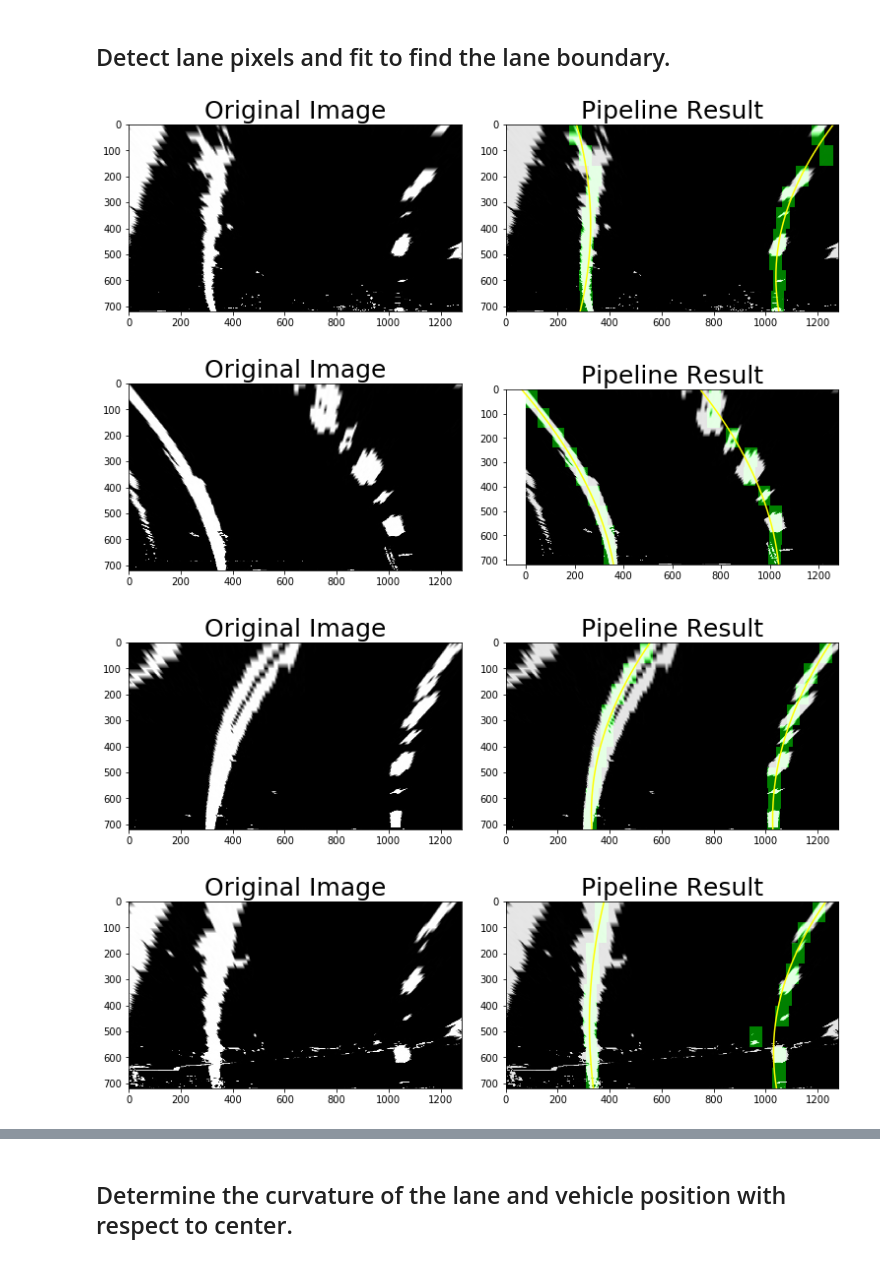
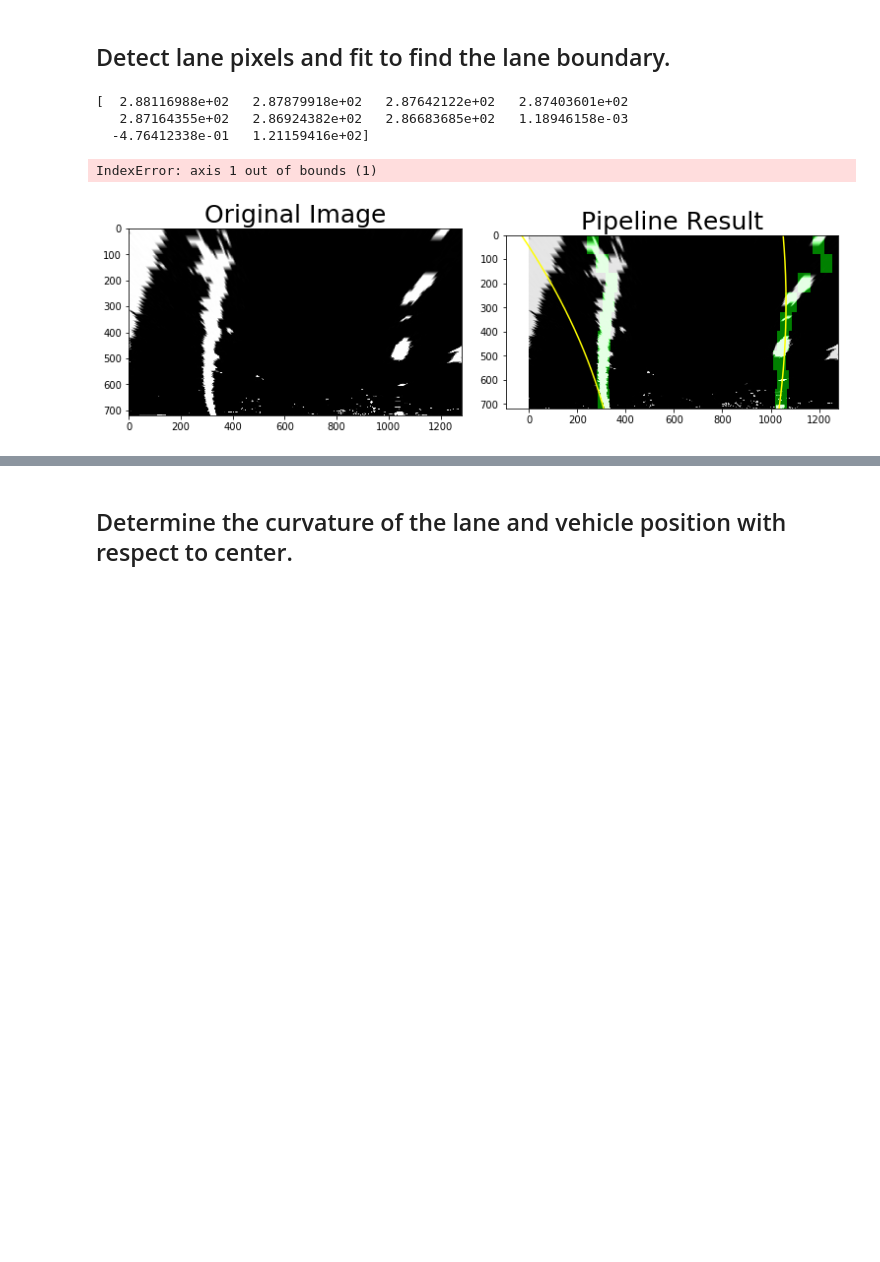
Before and after one commit to jiforcen/CarND-Advanced-Lane-Lines, a Jupyter notebook: Code.ipynb, the cells around one changed output, grey strips where cells are left out. Drawn from its saved outputs; the diff is of its cells as text; code cells hidden in the pictures; blank space fills up the shorter version.

```diff
--- a/Code.ipynb
+++ b/Code.ipynb
@@ -219,7 +219,7 @@ def image_threshold(img):
     s_binary = np.uint8(S_threshold(img, s_thresh=(170, 255)))
     r_binary = np.uint8(R_threshold(img, r_thresh=(220, 255)))
 
-    ch1_binary = cv2.bitwise_or(r_binary,r_binary)
+    ch1_binary = cv2.bitwise_or(s_binary,r_binary)
     ch2_binary = mag_binary = (mag_binary)
     ch3_binary = mag_binary = (dir_binary)
     binary_stack = 255*np.dstack((ch1_binary, ch2_binary, ch3_binary))
@@ -375,7 +383,9 @@ def find_window_centroids(warped, window_width, window_height, margin):
         window_centroids.append((l_center,r_center))
     return window_centroids
 # %%
-def detect_lanes(warped):
+
+
+def detect_lanes(warped,global_left_fitx,global_right_fitx):
 
     # window settings
     window_width = 50
@@ -422,11 +432,23 @@ def detect_lanes(warped):
         left_fit = np.polyfit(left_lane_y, left_lane_x, 2)
         right_fit = np.polyfit(right_lane_y, right_lane_x, 2)
 
+        global_left_fitx = np.append(global_left_fitx,left_fit)
+
+        if (global_left_fitx.size>30):
+            global_left_fitx = global_left_fitx[-10:]
+
+        if (global_left_fitx.size>3):
+            print(global_left_fitx)
+            np.median(global_left_fitx, axis=1)
+
     # If no window centers found, just display orginal road image
     else:
         output = np.array(cv2.merge((warped,warped,warped)),np.uint8)
         left_fit = []
         right_fit = []
+
+
+
     # Display the final results
     ploty = np.linspace(0, image.shape[0]-1, image.shape[0] )
     left_fitx = left_fit[0]*ploty**2 + left_fit[1]*ploty + left_fit[2]
@@ -434,37 +456,43 @@ def detect_lanes(warped):
     return output,ploty,left_fitx,right_fitx
 # %%
 import matplotlib.image as mpimg
+global global_left_fitx
+global global_right_fitx
+global_left_fitx = np.array([])
+global_right_fitx = np.array([])
+
 # Make a list of test images
 file_path = os.getcwd()
 file_path = file_path + '/output_images/warp*.jpg'
 images = glob.glob(file_path)
 
 i=0
 for fname in images:
     image = mpimg.imread(fname)
 
-    output,ploty,left_fitx,right_fitx = detect_lanes(image)
+    output,ploty,global_left_fitx,global_right_fitx = detect_lanes(image,global_left_fitx,global_right_fitx)
 
     i=i+1
     file_path = os.getcwd()
     file_path = file_path + '/output_images/' + 'detect' + str(i) + '.jpg'
     cv2.imwrite(file_path,output)
 
     # Plot the result
     f, (ax1, ax2) = plt.subplots(1, 2, figsize=(10, 5))
     f.tight_layout()
 
     image = np.array(cv2.merge((image,image,image)),np.uint8)
     ax1.imshow(image)
     ax1.set_title('Original Image', fontsize=25)
 
     ax2.imshow(output)
     ax2.set_title('Pipeline Result', fontsize=25)
     plt.subplots_adjust(left=0., right=1, top=0.9, bottom=0.)
     plt.plot(left_fitx, ploty, color='yellow')
     plt.plot(right_fitx, ploty, color='yellow')
 # %% [output]
+[  2.88116988e+02   2.87879918e+02   2.87642122e+02   2.87403601e+02
+   2.87164355e+02   2.86924382e+02   2.86683685e+02   1.18946158e-03
+  -4.76412338e-01   1.21159416e+02]
+IndexError: axis 1 out of bounds (1)
-[figure, old version]
+[figure, new version]
-[figure, removed]
-[figure, removed]
-[figure, removed]
```
Also changed, not shown: parts of 9 cells of this notebook, 38 other files.
